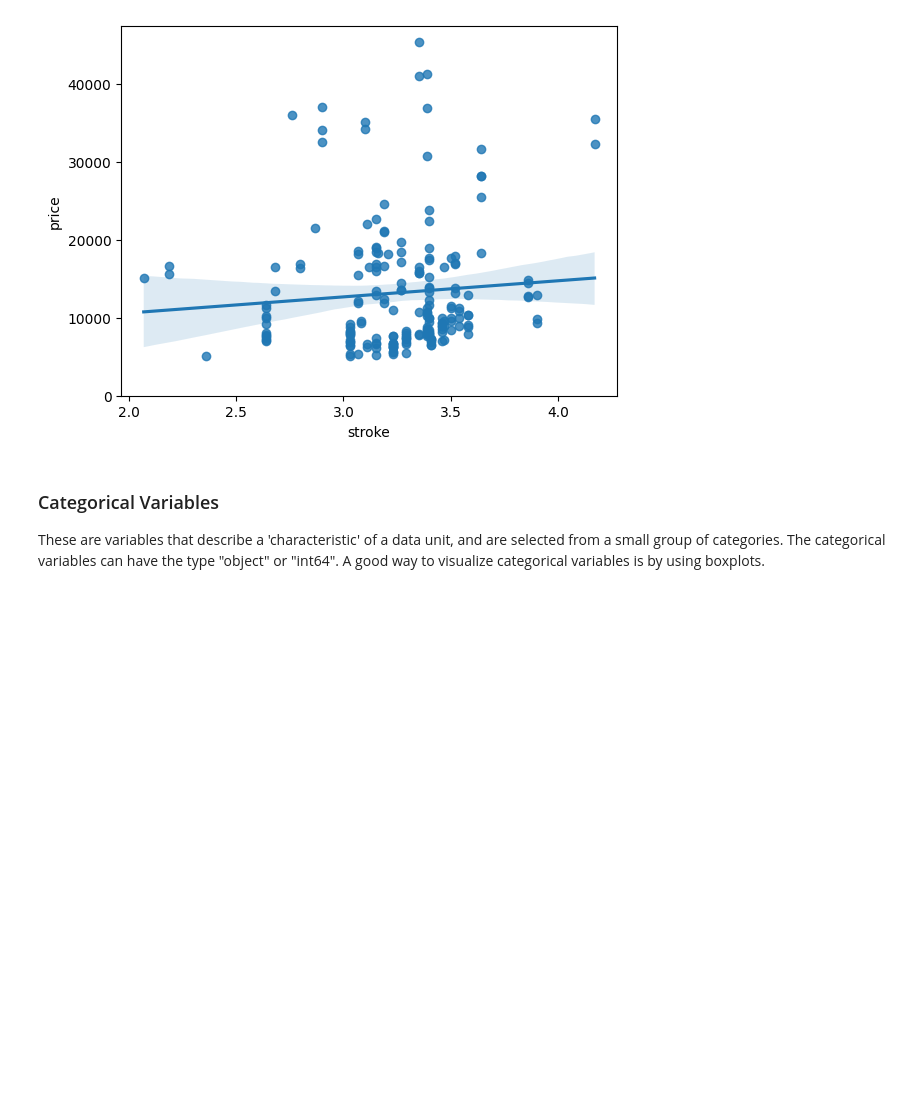
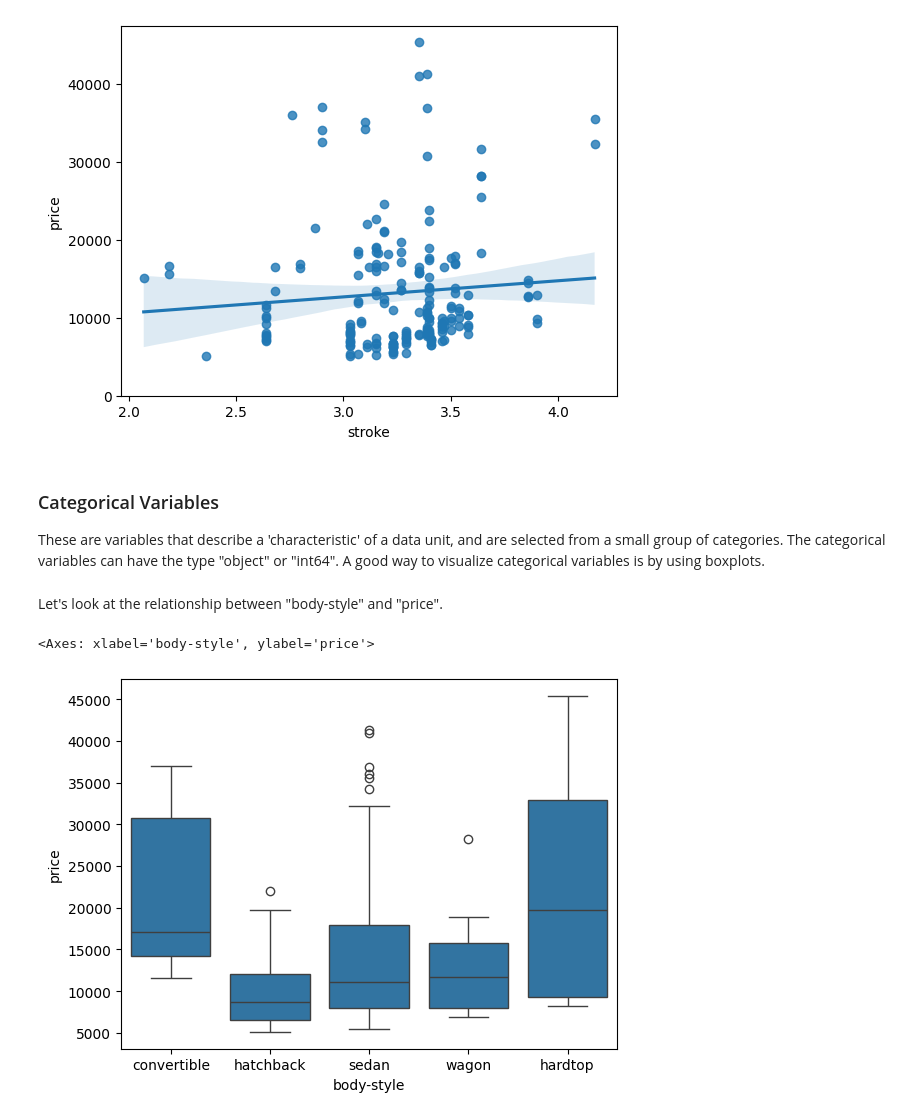
Before and after one commit to VishSeran/Data-Preprocessing-ML, a Jupyter notebook: UseCarPricing.ipynb, the cells around one changed output. Cells and saved outputs as stored; diff of their text form; code cells hidden in the pictures; blank space fills up the shorter version.

Commit message:
correlation of categorical variables analyze and plotted the boxplot

```diff
--- a/UseCarPricing.ipynb
+++ b/UseCarPricing.ipynb
@@ -141,3 +141,10 @@ price   0.08231  1.00000
 <h3>Categorical Variables</h3>
 
 <p>These are variables that describe a 'characteristic' of a data unit, and are selected from a small group of categories. The categorical variables can have the type "object" or "int64". A good way to visualize categorical variables is by using boxplots.</p>
+# %% [markdown]
+Let's look at the relationship between "body-style" and "price".
+# %%
+sns.boxplot(data=df, x = 'body-style', y = 'price')
+# %% [output]
+<Axes: xlabel='body-style', ylabel='price'>
+[figure, added]
```
Also changed, not shown: parts of 7 cells of this notebook.
